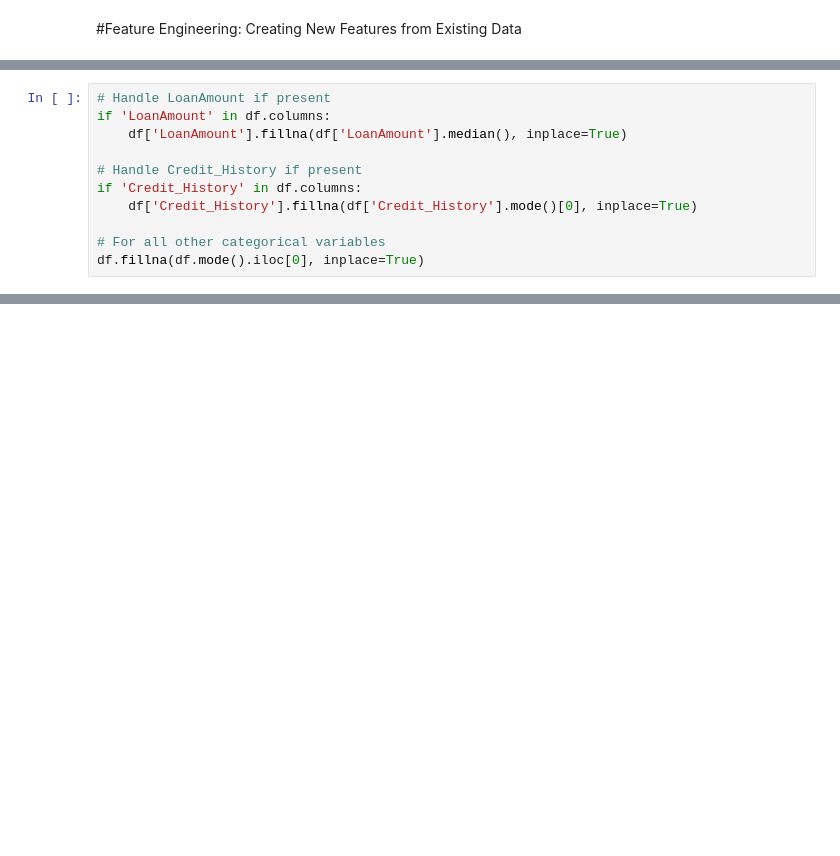
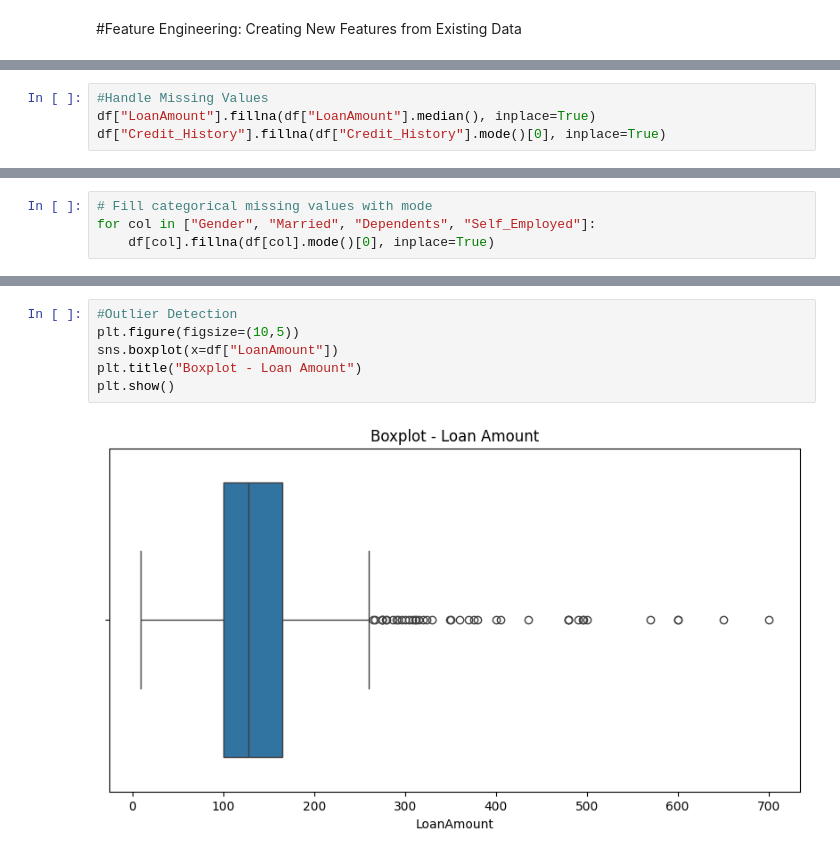
Before and after one commit to ARJUN108-verma/Internship-at-Gudsky-Research-Foundation, a Jupyter notebook: 4_Feature_Engineering_Creating_New_Features_from_Existing_Data.ipynb, the cells around one changed output, grey strips where cells are left out. Drawn from its saved outputs; the diff is of its cells as text; blank space fills up the shorter version.

```diff
--- a/4_Feature_Engineering_Creating_New_Features_from_Existing_Data.ipynb
+++ b/4_Feature_Engineering_Creating_New_Features_from_Existing_Data.ipynb
@@ -75,11 +104,4 @@ sns.heatmap(df.isnull(), cbar=False)
 # %%
-# Handle LoanAmount if present
-if 'LoanAmount' in df.columns:
-    df['LoanAmount'].fillna(df['LoanAmount'].median(), inplace=True)
-
-# Handle Credit_History if present
-if 'Credit_History' in df.columns:
-    df['Credit_History'].fillna(df['Credit_History'].mode()[0], inplace=True)
-
-# For all other categorical variables
-df.fillna(df.mode().iloc[0], inplace=True)
+#Handle Missing Values
+df["LoanAmount"].fillna(df["LoanAmount"].median(), inplace=True)
+df["Credit_History"].fillna(df["Credit_History"].mode()[0], inplace=True)
@@ -85,0 +121,4 @@ df.fillna(df.mode().iloc[0], inplace=True)
+# %%
+# Fill categorical missing values with mode
+for col in ["Gender", "Married", "Dependents", "Self_Employed"]:
+    df[col].fillna(df[col].mode()[0], inplace=True)
@@ -85,0 +151,8 @@ df.fillna(df.mode().iloc[0], inplace=True)
+# %%
+#Outlier Detection
+plt.figure(figsize=(10,5))
+sns.boxplot(x=df["LoanAmount"])
+plt.title("Boxplot - Loan Amount")
+plt.show()
+# %% [output]
+[figure, added]
```
Also changed, not shown: parts of 30 cells of this notebook.
